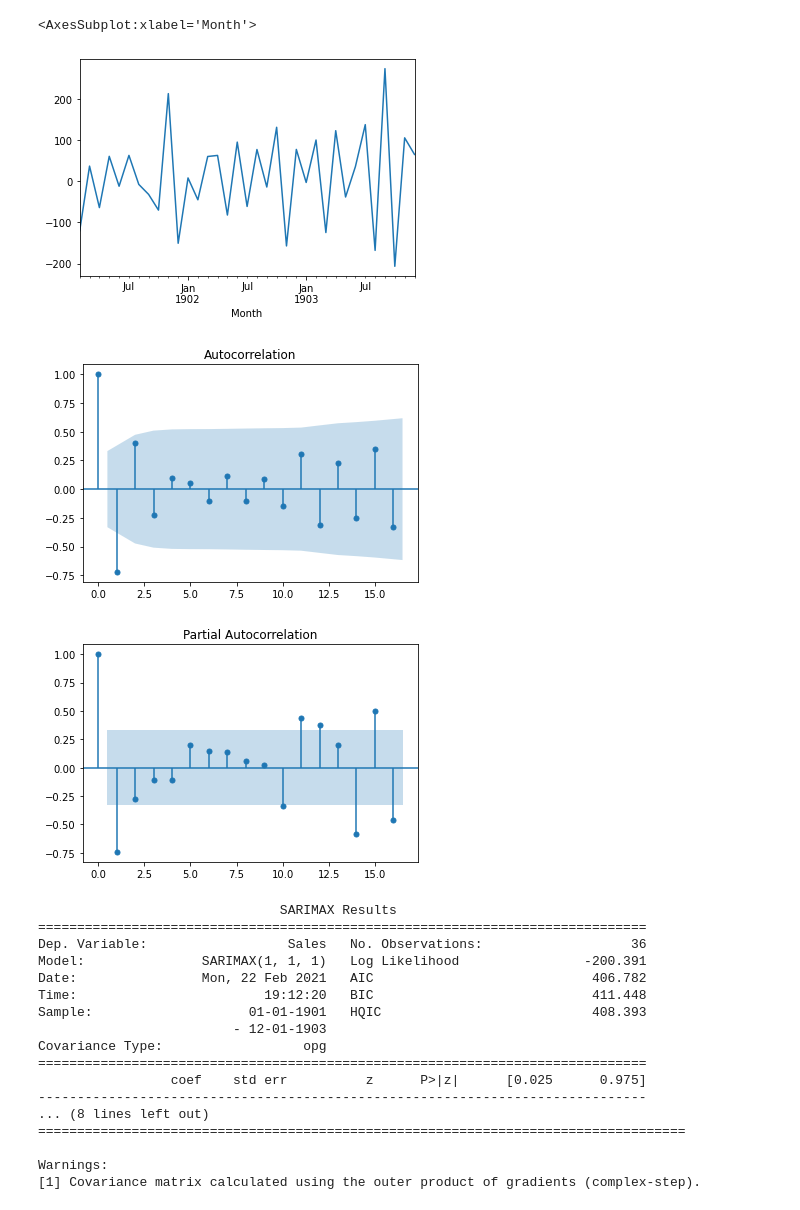
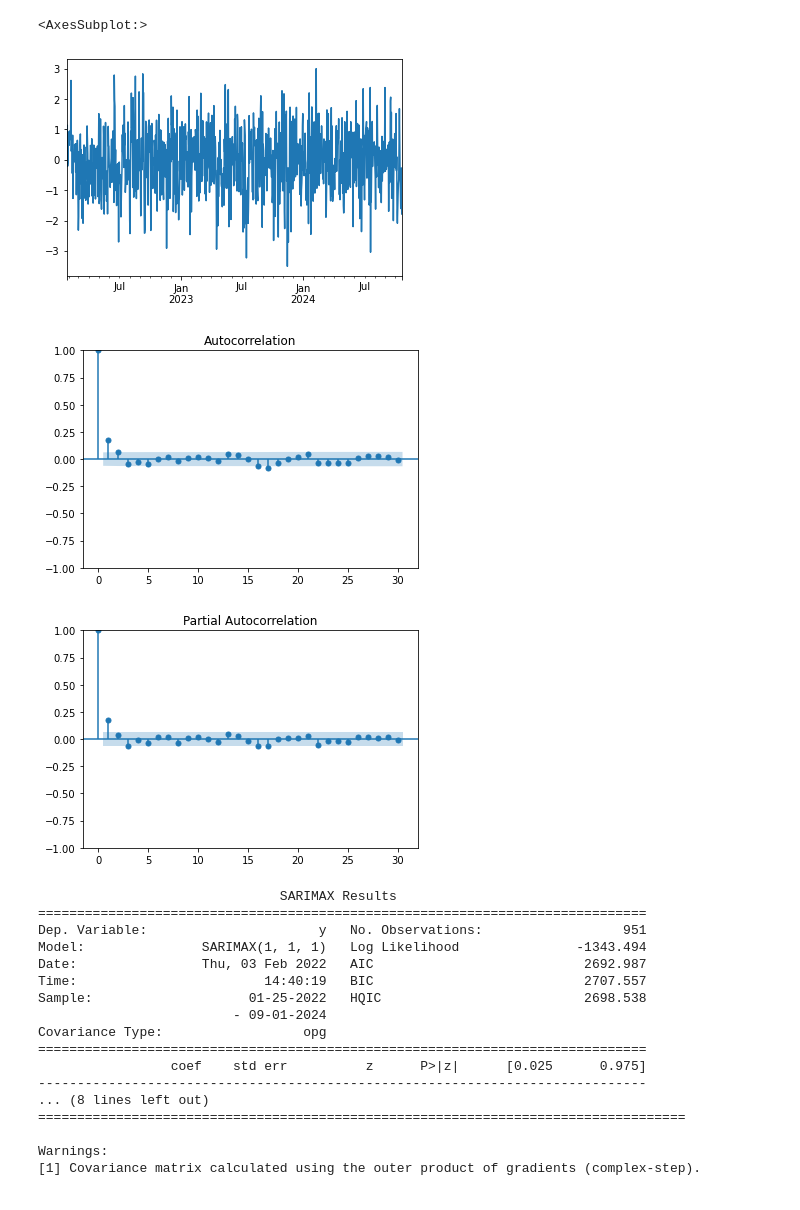
Before and after one commit to arjunc12/cmpinf2120-notebooks, a Jupyter notebook: Time-Series-Analysis/arima-regression.ipynb, the cells around one changed output. Cells and saved outputs as stored; diff of their text form; code cells hidden in the pictures.

Commit message:
changed notebooks to use simulated data rather than irl examples

```diff
--- a/Time-Series-Analysis/arima-regression.ipynb
+++ b/Time-Series-Analysis/arima-regression.ipynb
@@ -39,0 +19,10 @@ pacf_plot = plot_pacf(series)
+# %%
+n = 1000
+
+startdate = '2022-01-25'
+daterange = pd.date_range(start=startdate, periods=n)
+
+empty_dataset = np.zeros(n)
+mod = SARIMAX(empty_dataset, order=(1, 1, 1), initialization='diffuse')
+series = pd.Series(mod.simulate([0.3, -0.1, 1], n), index=daterange)
+series.plot()
@@ -41,13 +33,13 @@ pacf_plot = plot_pacf(series)
 diffs = series.diff().dropna()
 diffs.plot()
 # %% [output]
-<AxesSubplot:xlabel='Month'>
+<AxesSubplot:>
-[figure, old version]
+[figure, new version]
 # %%
 acf_plot = plot_acf(diffs)
 # %% [output]
-[figure, old version]
+[figure, new version]
 # %%
-pacf_plot = plot_pacf(diffs)
+pacf_plot = plot_pacf(diffs, method='ywm')
 # %% [output]
-[figure, old version]
+[figure, new version]
@@ -54,6 +51,6 @@ pacf_plot = plot_pacf(diffs)
 # %%
 #create the model
-model = SARIMAX(series, order=(1, 1, 1))
+model = SARIMAX(train_data, order=(1, 1, 1))
 #fit the model
 model_fit = model.fit()
 #summary of the model
@@ -61,12 +58,12 @@ print(model_fit.summary())
 # %% [output]
                                SARIMAX Results
 ==============================================================================
-Dep. Variable:                  Sales   No. Observations:                   36
-Model:               SARIMAX(1, 1, 1)   Log Likelihood                -200.391
-Date:                Mon, 22 Feb 2021   AIC                            406.782
-Time:                        19:12:20   BIC                            411.448
-Sample:                    01-01-1901   HQIC                           408.393
-                         - 12-01-1903
+Dep. Variable:                      y   No. Observations:                  951
+Model:               SARIMAX(1, 1, 1)   Log Likelihood               -1343.494
+Date:                Thu, 03 Feb 2022   AIC                           2692.987
+Time:                        14:40:19   BIC                           2707.557
+Sample:                    01-25-2022   HQIC                          2698.538
+                         - 09-01-2024
 Covariance Type:                  opg
 ==============================================================================
                  coef    std err          z      P>|z|      [0.025      0.975]
```
Also changed, not shown: parts of 33 cells of this notebook, 5 other files.
